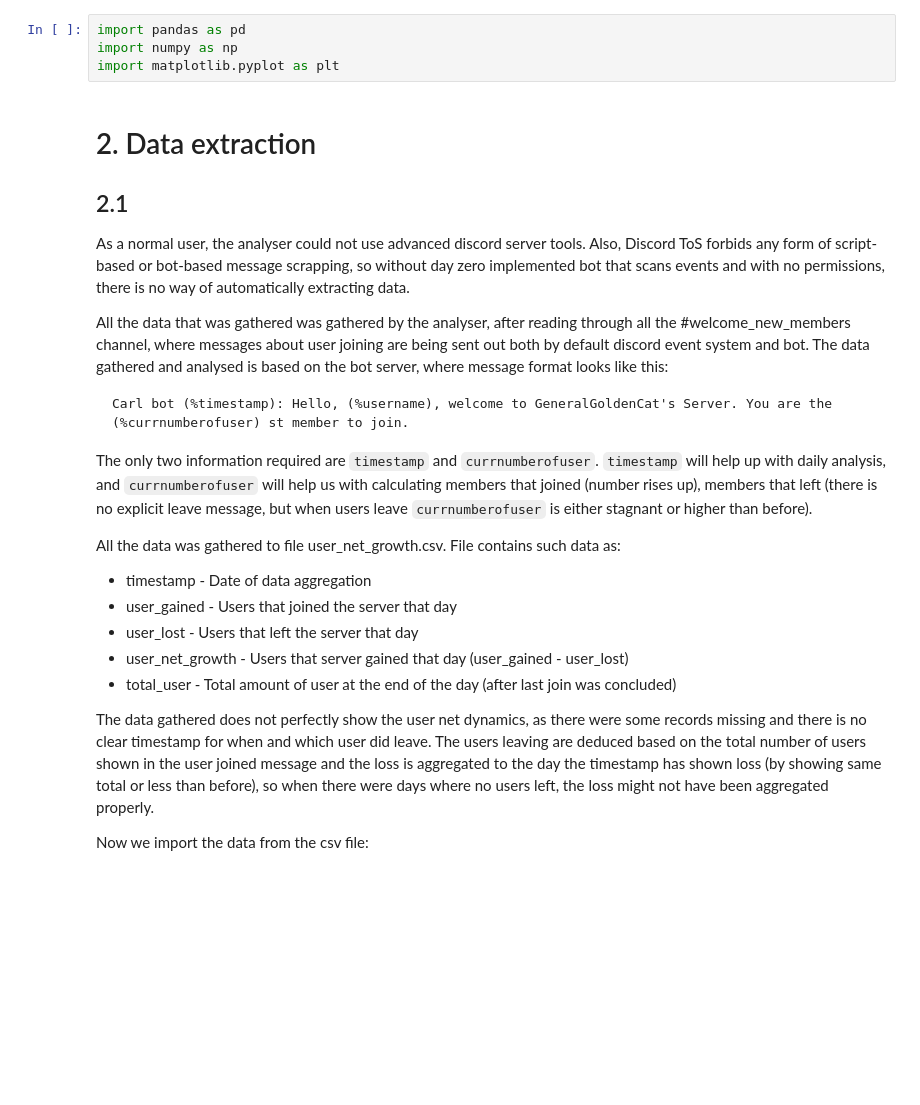
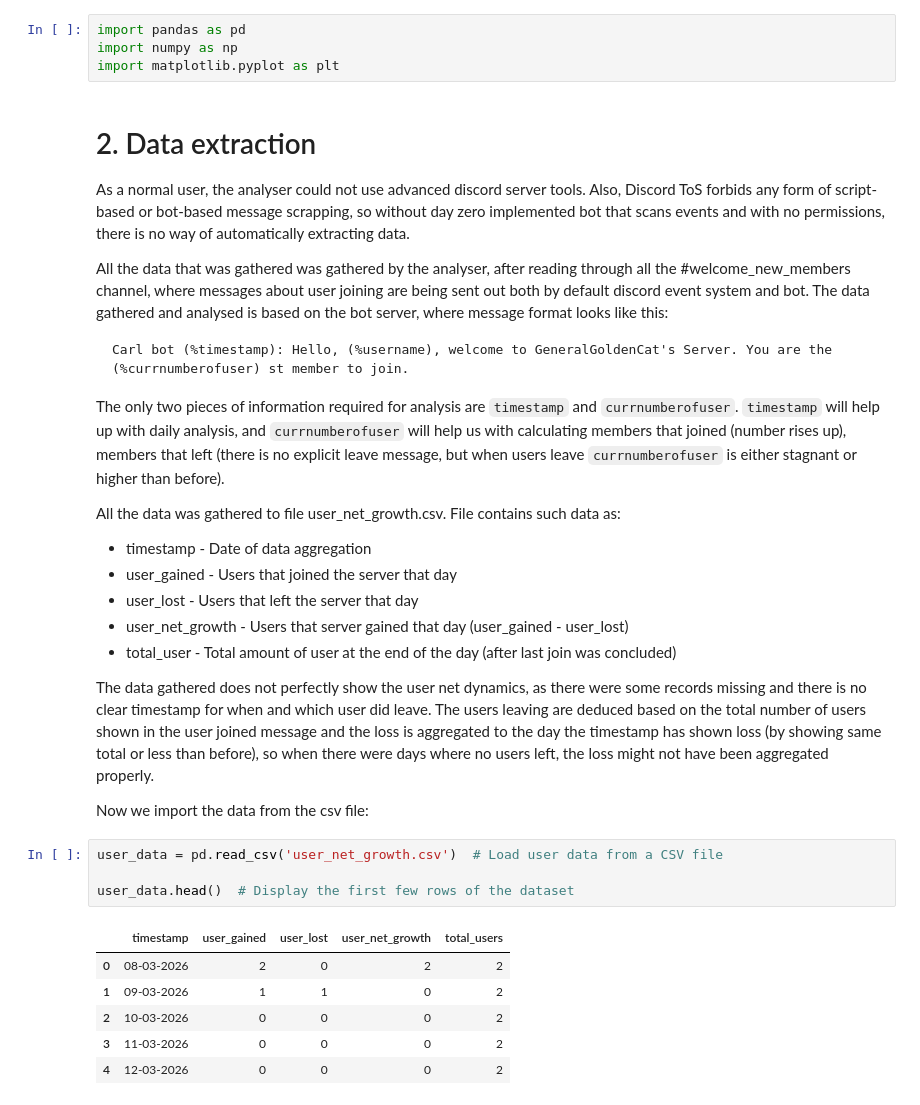
Before and after one commit to Arut3nCodes/ggc-server-user-growth-analysis, a Jupyter notebook: user-growth-analysis.ipynb, the cells around one changed output. Saved outputs shown, nothing was run; the diff lists cells and outputs as text; blank space fills up the shorter version.

````diff
--- a/user-growth-analysis.ipynb
+++ b/user-growth-analysis.ipynb
@@ -35,8 +35,6 @@ import numpy as np
 import matplotlib.pyplot as plt
 # %% [markdown]
 # 2. Data extraction
-
-## 2.1
 
 As a normal user, the analyser could not use advanced discord server tools. Also, Discord ToS forbids any form of script-based or bot-based message scrapping, so without day zero implemented bot that scans events and with no permissions, there is no way of automatically extracting data.
 
@@ -46,7 +44,7 @@ All the data that was gathered was gathered by the analyser, after reading throu
 Carl bot (%timestamp): Hello, (%username), welcome to GeneralGoldenCat's Server. You are the (%currnumberofuser) st member to join.
 ```
 
-The only two information required are `timestamp` and `currnumberofuser`. `timestamp` will help up with daily analysis, and `currnumberofuser` will help us with calculating members that joined (number rises up), members that left (there is no explicit leave message, but when users leave `currnumberofuser` is either stagnant or higher than before).
+The only two pieces of information required for analysis are `timestamp` and `currnumberofuser`. `timestamp` will help up with daily analysis, and `currnumberofuser` will help us with calculating members that joined (number rises up), members that left (there is no explicit leave message, but when users leave `currnumberofuser` is either stagnant or higher than before).
 
 All the data was gathered to file user_net_growth.csv. File contains such data as:
 
@@ -59,3 +57,14 @@ All the data was gathered to file user_net_growth.csv. File contains such data a
 The data gathered does not perfectly show the user net dynamics, as there were some records missing and there is no clear timestamp for when and which user did leave. The users leaving are deduced based on the total number of users shown in the user joined message and the loss is aggregated to the day the timestamp has shown loss (by showing same total or less than before), so when there were days where no users left, the loss might not have been aggregated properly.
 
 Now we import the data from the csv file:
+# %%
+user_data = pd.read_csv('user_net_growth.csv')  # Load user data from a CSV file
+
+user_data.head()  # Display the first few rows of the dataset
+# %% [output]
+|  | timestamp | user_gained | user_lost | user_net_growth | total_users |
+| 0 | 08-03-2026 | 2 | 0 | 2 | 2 |
+| 1 | 09-03-2026 | 1 | 1 | 0 | 2 |
+| 2 | 10-03-2026 | 0 | 0 | 0 | 2 |
+| 3 | 11-03-2026 | 0 | 0 | 0 | 2 |
+| 4 | 12-03-2026 | 0 | 0 | 0 | 2 |
````
Also changed, not shown: parts of 3 cells of this notebook.
